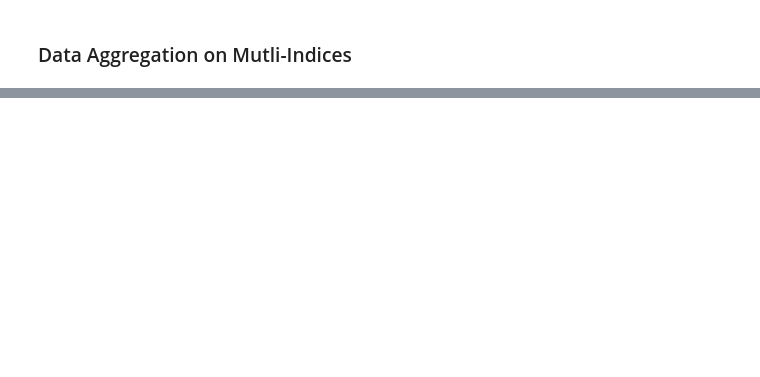
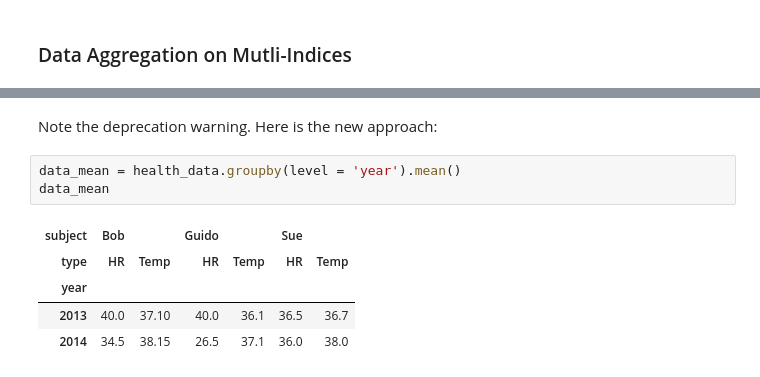
Before and after one commit to taylordunn/python-data-science-handbook, a Jupyter notebook: chapter3/chapter3.ipynb, the cells around one changed output, grey strips where cells are left out. Saved outputs shown, nothing was run; the diff lists cells and outputs as text; blank space fills up the shorter version.

```diff
--- a/chapter3/chapter3.ipynb
+++ b/chapter3/chapter3.ipynb
@@ -1042,0 +1157,11 @@ health_data.loc[idx[:, 1], idx[:, 'HR']]
+# %% [markdown]
+Note the deprecation warning. Here is the new approach:
+# %%
+data_mean = health_data.groupby(level = 'year').mean()
+data_mean
+# %% [output]
+| subject | Bob |  | Guido |  | Sue |  |
+| type | HR | Temp | HR | Temp | HR | Temp |
+| year |  |  |  |  |  |  |
+| 2013 | 40.0 | 37.10 | 40.0 | 36.1 | 36.5 | 36.7 |
+| 2014 | 34.5 | 38.15 | 26.5 | 37.1 | 36.0 | 38.0 |
```
Also changed, not shown: parts of 21 cells of this notebook.
